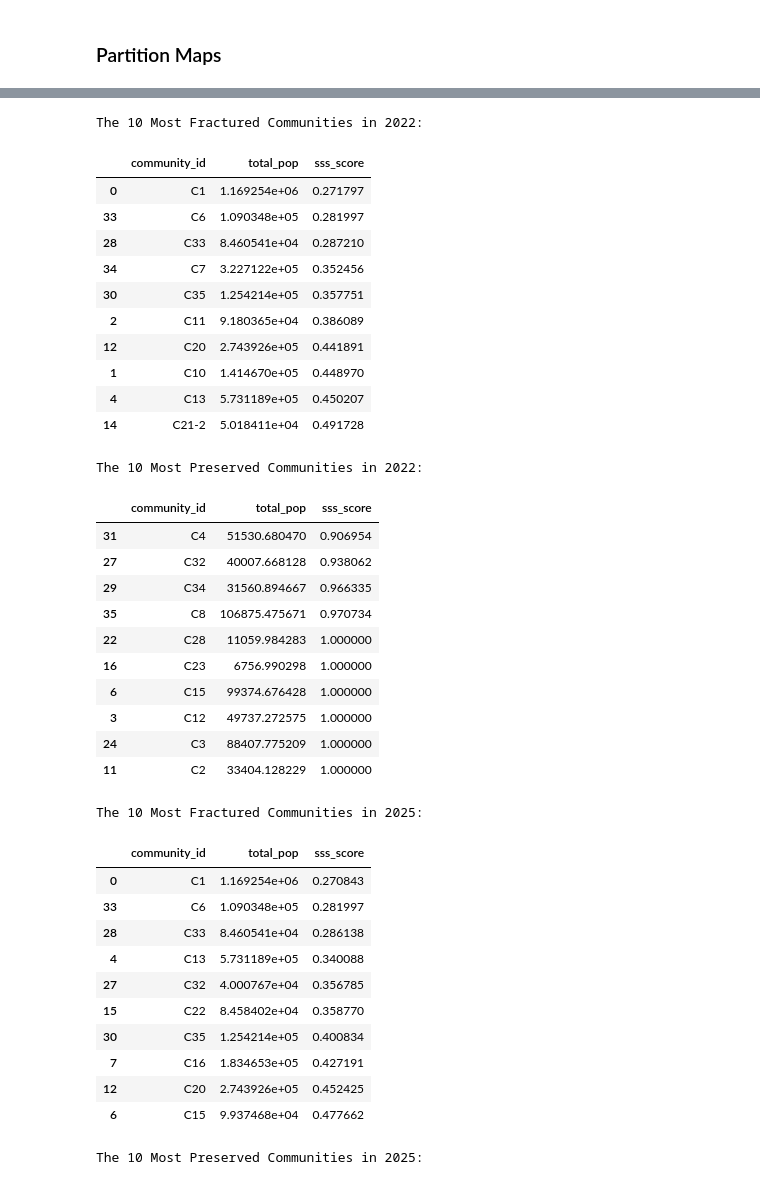
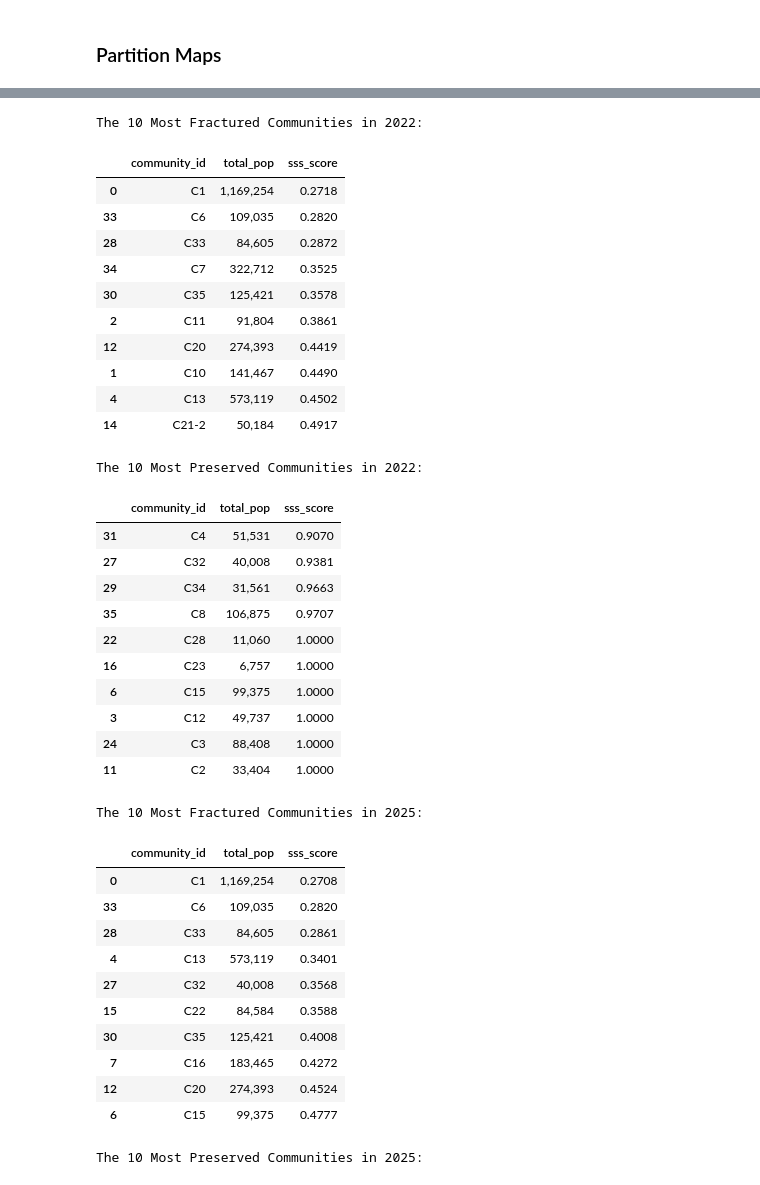
Before and after one commit to jevonlipsey/coi-preservation-project, a Jupyter notebook: mo_scoring.ipynb, the cells around one changed output, grey strips where cells are left out. Drawn from its saved outputs; the diff is of its cells as text; code cells hidden in the pictures.

```diff
--- a/mo_scoring.ipynb
+++ b/mo_scoring.ipynb
@@ -520,60 +509,66 @@ dem seats won: 2/8
 # %%
 df_2022 = extract_data(enacted_2022)
 df_2025 = extract_data(enacted_2025)
 
 community_scores_2022 = score_communities(df_2022)
 worst_preserved_2022 = community_scores_2022.sort_values(by='sss_score')
 
 community_scores_2025 = score_communities(df_2025)
 worst_preserved_2025 = community_scores_2025.sort_values(by='sss_score')
 
+
+formatter = {
+    'total_pop': '{:,.0f}',
+    'sss_score': '{:.4f}'
+}
+
 print("The 10 Most Fractured Communities in 2022:")
-display(worst_preserved_2022[['community_id', 'total_pop', 'sss_score']].head(10))
+display(worst_preserved_2022[['community_id', 'total_pop', 'sss_score']].head(10).style.format(formatter))
 
 print("The 10 Most Preserved Communities in 2022:")
-display(worst_preserved_2022[['community_id', 'total_pop', 'sss_score']].tail(10))
+display(worst_preserved_2022[['community_id', 'total_pop', 'sss_score']].tail(10).style.format(formatter))
 
 print("The 10 Most Fractured Communities in 2025:")
-display(worst_preserved_2025[['community_id', 'total_pop', 'sss_score']].head(10))
+display(worst_preserved_2025[['community_id', 'total_pop', 'sss_score']].head(10).style.format(formatter))
 
 print("The 10 Most Preserved Communities in 2025:")
-display(worst_preserved_2025[['community_id', 'total_pop', 'sss_score']].tail(10))
+display(worst_preserved_2025[['community_id', 'total_pop', 'sss_score']].tail(10).style.format(formatter))
 # %% [output]
 The 10 Most Fractured Communities in 2022:
 |  | community_id | total_pop | sss_score |
-| 0 | C1 | 1.169254e+06 | 0.271797 |
-| 33 | C6 | 1.090348e+05 | 0.281997 |
-| 28 | C33 | 8.460541e+04 | 0.287210 |
-| 34 | C7 | 3.227122e+05 | 0.352456 |
-| 30 | C35 | 1.254214e+05 | 0.357751 |
-| 2 | C11 | 9.180365e+04 | 0.386089 |
-| 12 | C20 | 2.743926e+05 | 0.441891 |
-| 1 | C10 | 1.414670e+05 | 0.448970 |
-| 4 | C13 | 5.731189e+05 | 0.450207 |
-| 14 | C21-2 | 5.018411e+04 | 0.491728 |
+| 0 | C1 | 1,169,254 | 0.2718 |
+| 33 | C6 | 109,035 | 0.2820 |
+| 28 | C33 | 84,605 | 0.2872 |
+| 34 | C7 | 322,712 | 0.3525 |
+| 30 | C35 | 125,421 | 0.3578 |
+| 2 | C11 | 91,804 | 0.3861 |
+| 12 | C20 | 274,393 | 0.4419 |
+| 1 | C10 | 141,467 | 0.4490 |
+| 4 | C13 | 573,119 | 0.4502 |
+| 14 | C21-2 | 50,184 | 0.4917 |
 The 10 Most Preserved Communities in 2022:
 |  | community_id | total_pop | sss_score |
-| 31 | C4 | 51530.680470 | 0.906954 |
-| 27 | C32 | 40007.668128 | 0.938062 |
-| 29 | C34 | 31560.894667 | 0.966335 |
-| 35 | C8 | 106875.475671 | 0.970734 |
-| 22 | C28 | 11059.984283 | 1.000000 |
-| 16 | C23 | 6756.990298 | 1.000000 |
-| 6 | C15 | 99374.676428 | 1.000000 |
-| 3 | C12 | 49737.272575 | 1.000000 |
-| 24 | C3 | 88407.775209 | 1.000000 |
-| 11 | C2 | 33404.128229 | 1.000000 |
+| 31 | C4 | 51,531 | 0.9070 |
+| 27 | C32 | 40,008 | 0.9381 |
+| 29 | C34 | 31,561 | 0.9663 |
+| 35 | C8 | 106,875 | 0.9707 |
+| 22 | C28 | 11,060 | 1.0000 |
+| 16 | C23 | 6,757 | 1.0000 |
+| 6 | C15 | 99,375 | 1.0000 |
+| 3 | C12 | 49,737 | 1.0000 |
+| 24 | C3 | 88,408 | 1.0000 |
+| 11 | C2 | 33,404 | 1.0000 |
 The 10 Most Fractured Communities in 2025:
 |  | community_id | total_pop | sss_score |
-| 0 | C1 | 1.169254e+06 | 0.270843 |
-| 33 | C6 | 1.090348e+05 | 0.281997 |
-| 28 | C33 | 8.460541e+04 | 0.286138 |
-| 4 | C13 | 5.731189e+05 | 0.340088 |
-| 27 | C32 | 4.000767e+04 | 0.356785 |
-| 15 | C22 | 8.458402e+04 | 0.358770 |
-| 30 | C35 | 1.254214e+05 | 0.400834 |
-| 7 | C16 | 1.834653e+05 | 0.427191 |
-| 12 | C20 | 2.743926e+05 | 0.452425 |
-| 6 | C15 | 9.937468e+04 | 0.477662 |
+| 0 | C1 | 1,169,254 | 0.2708 |
+| 33 | C6 | 109,035 | 0.2820 |
+| 28 | C33 | 84,605 | 0.2861 |
+| 4 | C13 | 573,119 | 0.3401 |
+| 27 | C32 | 40,008 | 0.3568 |
+| 15 | C22 | 84,584 | 0.3588 |
+| 30 | C35 | 125,421 | 0.4008 |
+| 7 | C16 | 183,465 | 0.4272 |
+| 12 | C20 | 274,393 | 0.4524 |
+| 6 | C15 | 99,375 | 0.4777 |
 The 10 Most Preserved Communities in 2025:
 |  | community_id | total_pop | sss_score |
```
Also changed, not shown: parts of 8 cells of this notebook, 1 other file.
